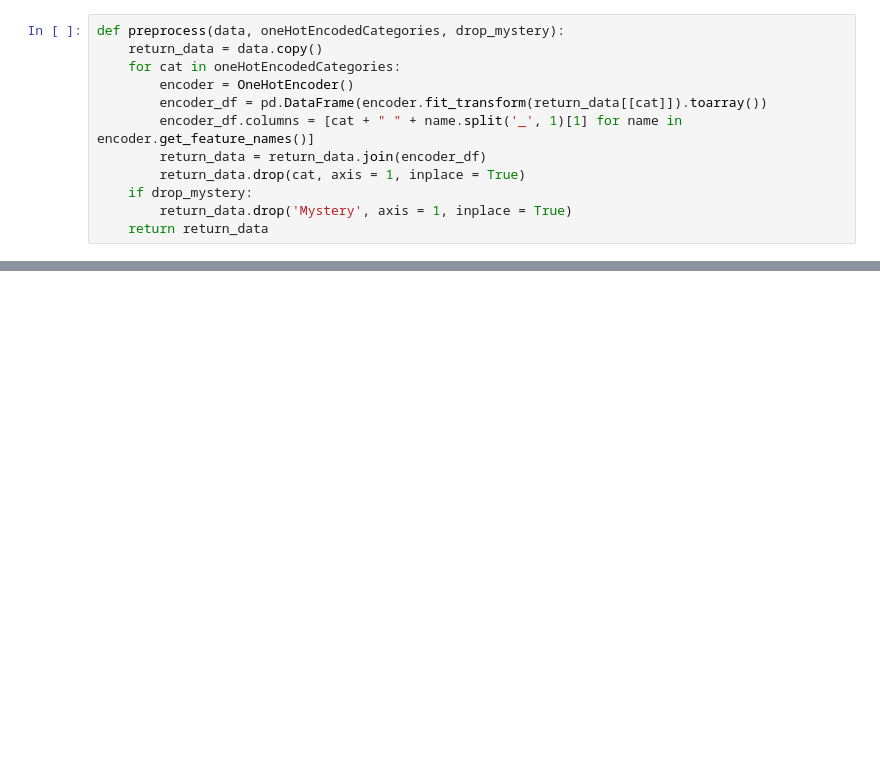
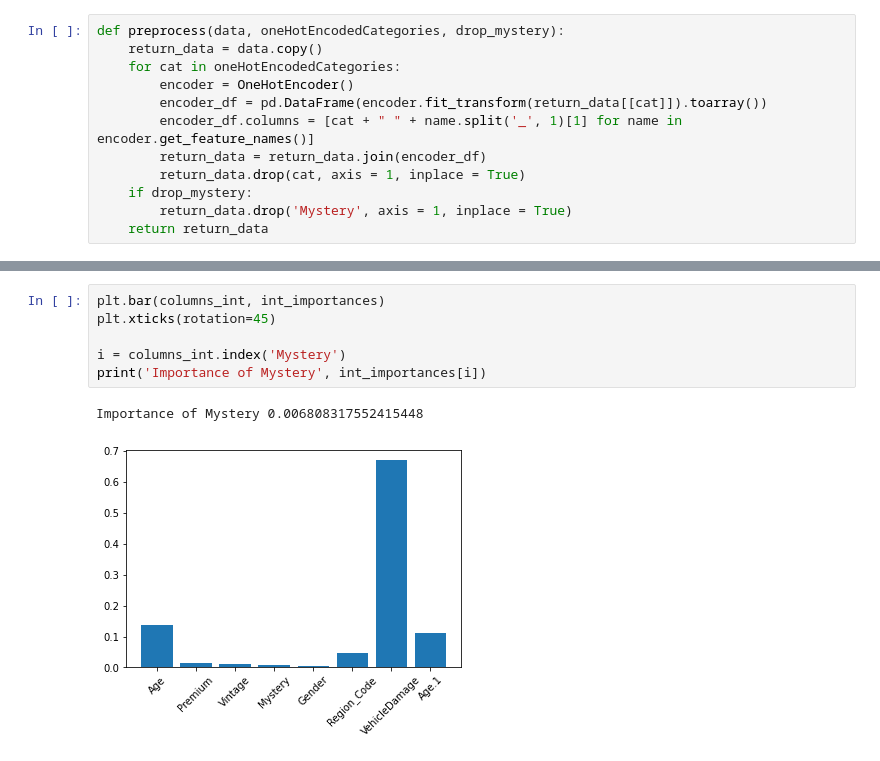
Before and after one commit to bernarduskrishna/Health-Insurance-Cross-Sell-Prediction, a Jupyter notebook: Project_2_Code.ipynb, the cells around one changed output, grey strips where cells are left out. Cells and saved outputs as stored; diff of their text form; blank space fills up the shorter version.

```diff
--- a/Project_2_Code.ipynb
+++ b/Project_2_Code.ipynb
@@ -207,0 +234,9 @@ Text(0.5, 1.0, 'Scoring for different class weights')
+# %%
+plt.bar(columns_int, int_importances)
+plt.xticks(rotation=45)
+
+i = columns_int.index('Mystery')
+print('Importance of Mystery', int_importances[i])
+# %% [output]
+Importance of Mystery 0.006808317552415448
+[figure, added]
```
Also changed, not shown: parts of 23 cells of this notebook, 27 other files.
